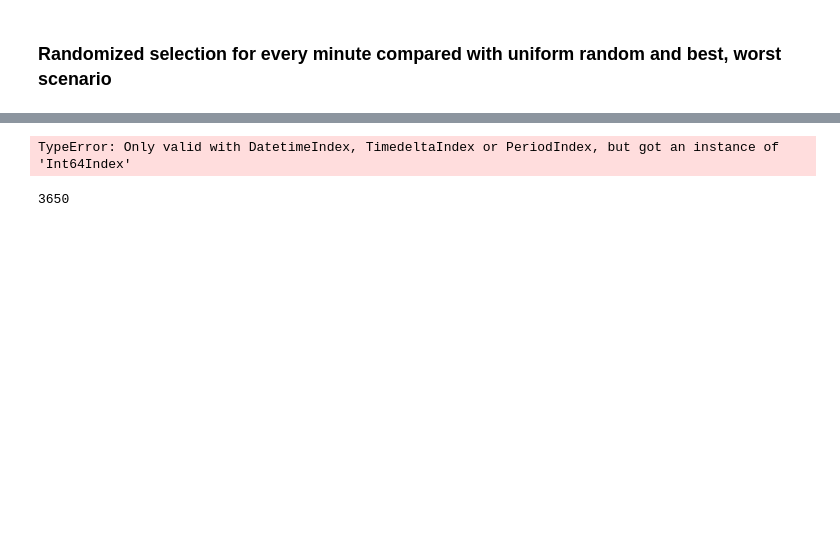
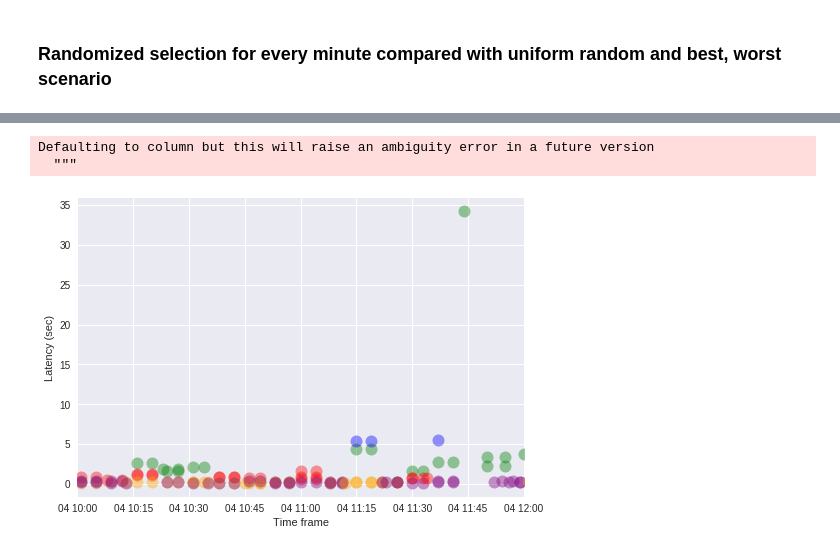
Before and after one commit to khulan8824/proxyTest, a Jupyter notebook: randomSelection.ipynb, the cells around one changed output, grey strips where cells are left out. Cells and saved outputs as stored; diff of their text form; code cells hidden in the pictures; blank space fills up the shorter version.

```diff
--- a/randomSelection.ipynb
+++ b/randomSelection.ipynb
@@ -297,29 +281,26 @@ See the caveats in the documentation: http://pandas.pydata.org/pandas-docs/stabl
-# %%
-df = client_data.reset_index(drop=True)
-clients = df.client.unique()
-for client in clients:
-    df_client = df.query('client == "'+client+'"')
-
-
-    print(df_client.groupby([df_client['time'],pd.TimeGrouper(freq='5Min')]))
-
-    df_worst = df_client.groupby(['time'])['proxy','download'].max()
-    df_best = df_client.groupby(['time'])['proxy','download'].min()
-
-    ax = df_worst.plot(y='download', color='red')
-    df_best.plot(y='download', color='green', ax = ax)
-
-    df_sample = df_client.groupby(['time','proxy'])['download'].mean()
-
-    #for name in df_sample.index:
-        #print(name[1])
-        #print(df_sample.loc[name])
-
-    plt.show()
-# %% [output]
-TypeError: Only valid with DatetimeIndex, TimedeltaIndex or PeriodIndex, but got an instance of 'Int64Index'
-# %%
-df_clients = df.groupby(['client','time'])['proxy','download'].max()
-print(len(df_clients))
-# %% [output]
-3650
+# %%
+overall_rand =  overall_rand.set_index(overall_rand.time)
+overall_rand = overall_rand.sort_index()
+#print(overall_rand.groupby(['time','proxy'])['status'].count())
+
+groups = overall_rand.groupby(['time','proxy'])
+
+fig, ax = plt.subplots()
+ax.margins(0.05) # Optional, just adds 5% padding to the autoscaling
+for name, group in groups:
+    #print(group.time, group.download)
+    #print(name[1])
+    ax.plot(pd.to_datetime(group.time), group.download, marker='o', linestyle='', ms=12, label=name[1],
+            color=colorMap[name[1]], alpha=0.4)
+#ax.legend()
+plt.xlim('2018/02/04 10:00','2018/02/04 12:00')
+#plt.ylim(0,6)
+plt.xlabel('Time frame')
+plt.ylabel('Latency (sec)')
+plt.show()
+
+#for index, row in overall_rand.iterrows():
+# %% [output]
+Defaulting to column but this will raise an ambiguity error in a future version
+  """
+[figure, added]
```
Also changed, not shown: parts of 5 cells of this notebook.
